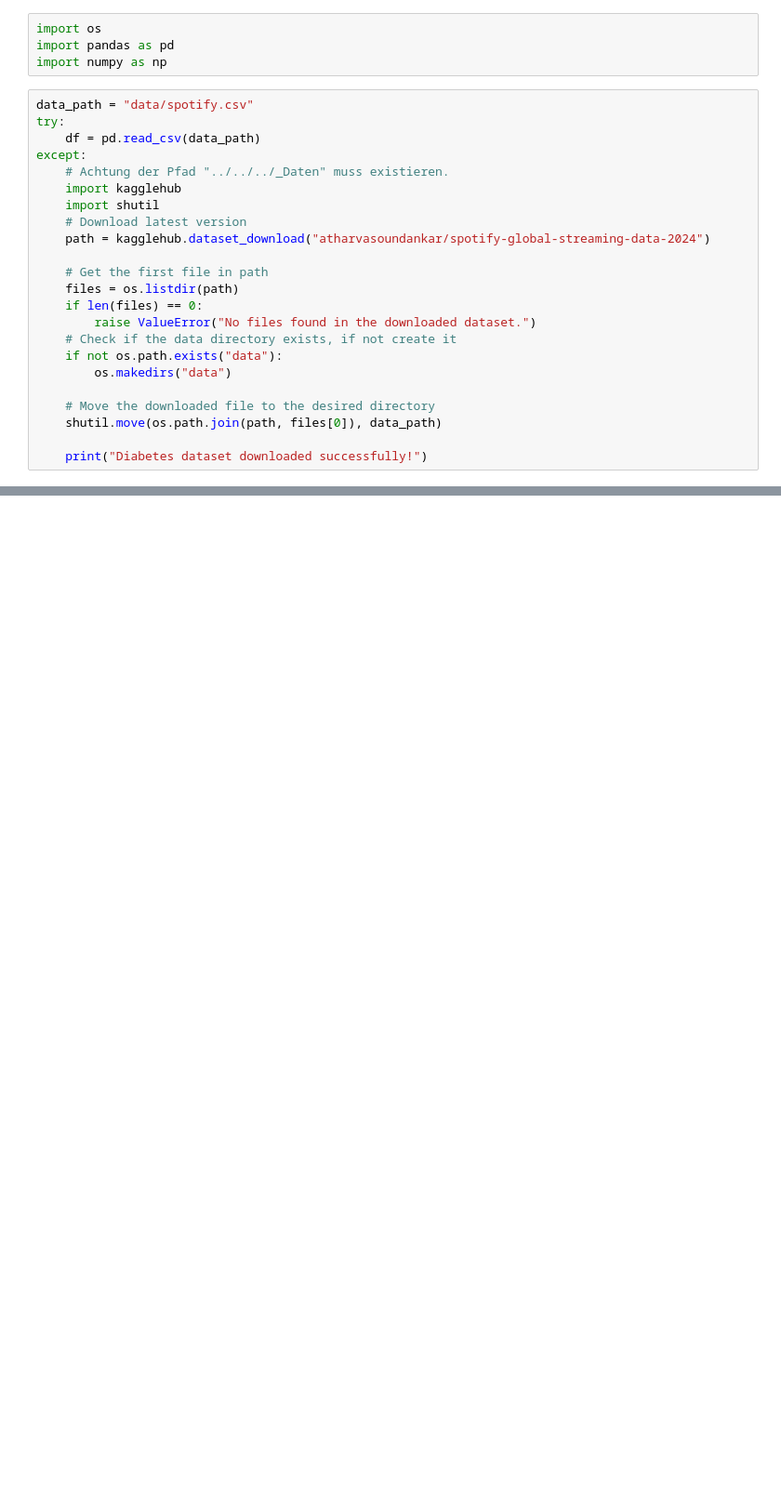
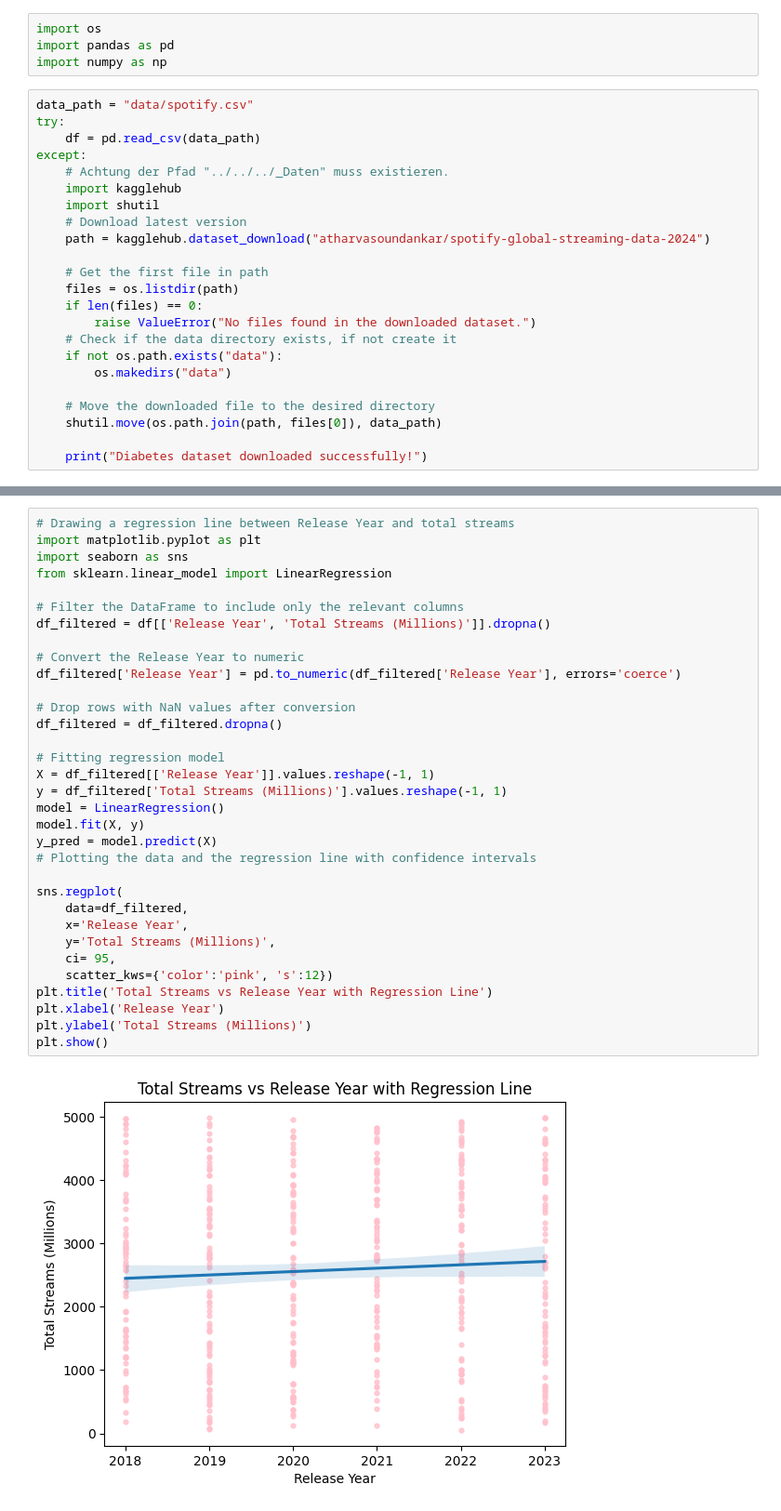
Before and after one commit to LeXeS2/spotify_angewandte_datenanalyse, a Jupyter notebook: spotify.ipynb, the cells around one changed output, grey strips where cells are left out. Shown at 93% size. Saved outputs shown, nothing was run; the diff lists cells and outputs as text; blank space fills up the shorter version.

Commit message:
Erstellen einer Regressionsgeraden

```diff
--- a/spotify.ipynb
+++ b/spotify.ipynb
@@ -36,0 +45,35 @@ df.head()
+# %%
+# Drawing a regression line between Release Year and total streams
+import matplotlib.pyplot as plt
+import seaborn as sns
+from sklearn.linear_model import LinearRegression
+
+# Filter the DataFrame to include only the relevant columns
+df_filtered = df[['Release Year', 'Total Streams (Millions)']].dropna()
+
+# Convert the Release Year to numeric
+df_filtered['Release Year'] = pd.to_numeric(df_filtered['Release Year'], errors='coerce')
+
+# Drop rows with NaN values after conversion
+df_filtered = df_filtered.dropna()
+
+# Fitting regression model
+X = df_filtered[['Release Year']].values.reshape(-1, 1)
+y = df_filtered['Total Streams (Millions)'].values.reshape(-1, 1)
+model = LinearRegression()
+model.fit(X, y)
+y_pred = model.predict(X)
+# Plotting the data and the regression line with confidence intervals
+
+sns.regplot(
+    data=df_filtered,
+    x='Release Year',
+    y='Total Streams (Millions)',
+    ci= 95,
+    scatter_kws={'color':'pink', 's':12})
+plt.title('Total Streams vs Release Year with Regression Line')
+plt.xlabel('Release Year')
+plt.ylabel('Total Streams (Millions)')
+plt.show()
+# %% [output]
+[figure, added]
```
Also changed, not shown: parts of 1 cell of this notebook.
